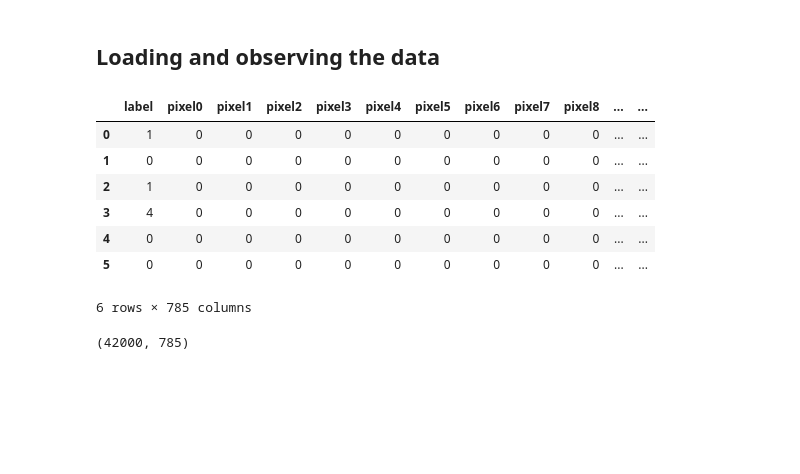
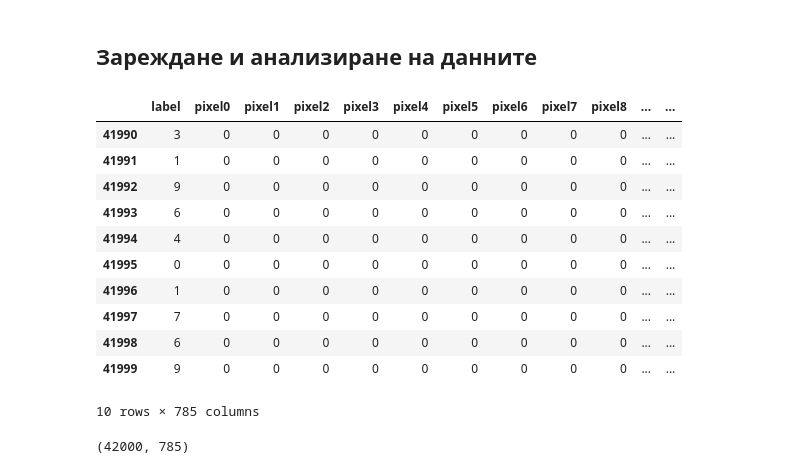
Before and after one commit to NaskoIT/FMI, a Jupyter notebook: Machine learning/DigitsRecognizer/DigitsRecognizer.ipynb, the cells around one changed output. Saved outputs shown, nothing was run; the diff lists cells and outputs as text; code cells hidden in the pictures; blank space fills up the shorter version.

```diff
--- a/Machine learning/DigitsRecognizer/DigitsRecognizer.ipynb
+++ b/Machine learning/DigitsRecognizer/DigitsRecognizer.ipynb
@@ -22,18 +128,22 @@ import matplotlib.pyplot as plt
 # %% [markdown]
-## Loading and observing the data
+## Зареждане и анализиране на данните
 # %%
 data = pd.read_csv('data/train.csv')
 # %%
-data.head(6)
+data.tail(10)
 # %% [output]
 |  | label | pixel0 | pixel1 | pixel2 | pixel3 | pixel4 | pixel5 | pixel6 | pixel7 | pixel8 | ... | ... |
-| 0 | 1 | 0 | 0 | 0 | 0 | 0 | 0 | 0 | 0 | 0 | ... | ... |
-| 1 | 0 | 0 | 0 | 0 | 0 | 0 | 0 | 0 | 0 | 0 | ... | ... |
-| 2 | 1 | 0 | 0 | 0 | 0 | 0 | 0 | 0 | 0 | 0 | ... | ... |
-| 3 | 4 | 0 | 0 | 0 | 0 | 0 | 0 | 0 | 0 | 0 | ... | ... |
-| 4 | 0 | 0 | 0 | 0 | 0 | 0 | 0 | 0 | 0 | 0 | ... | ... |
-| 5 | 0 | 0 | 0 | 0 | 0 | 0 | 0 | 0 | 0 | 0 | ... | ... |
+| 41990 | 3 | 0 | 0 | 0 | 0 | 0 | 0 | 0 | 0 | 0 | ... | ... |
+| 41991 | 1 | 0 | 0 | 0 | 0 | 0 | 0 | 0 | 0 | 0 | ... | ... |
+| 41992 | 9 | 0 | 0 | 0 | 0 | 0 | 0 | 0 | 0 | 0 | ... | ... |
+| 41993 | 6 | 0 | 0 | 0 | 0 | 0 | 0 | 0 | 0 | 0 | ... | ... |
+| 41994 | 4 | 0 | 0 | 0 | 0 | 0 | 0 | 0 | 0 | 0 | ... | ... |
+| 41995 | 0 | 0 | 0 | 0 | 0 | 0 | 0 | 0 | 0 | 0 | ... | ... |
+| 41996 | 1 | 0 | 0 | 0 | 0 | 0 | 0 | 0 | 0 | 0 | ... | ... |
+| 41997 | 7 | 0 | 0 | 0 | 0 | 0 | 0 | 0 | 0 | 0 | ... | ... |
+| 41998 | 6 | 0 | 0 | 0 | 0 | 0 | 0 | 0 | 0 | 0 | ... | ... |
+| 41999 | 9 | 0 | 0 | 0 | 0 | 0 | 0 | 0 | 0 | 0 | ... | ... |
-6 rows × 785 columns
+10 rows × 785 columns
 # %%
 data.shape
 # %% [output]
```
Also changed, not shown: parts of 55 cells of this notebook, 3 other files.
